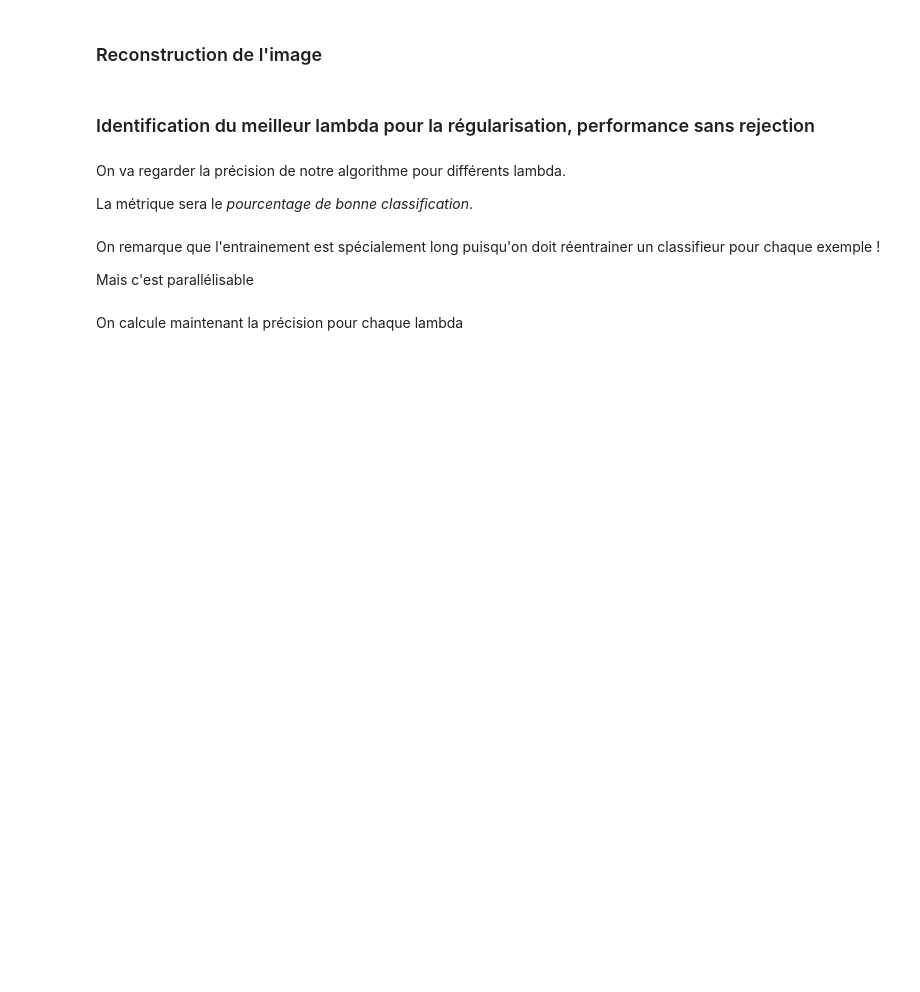
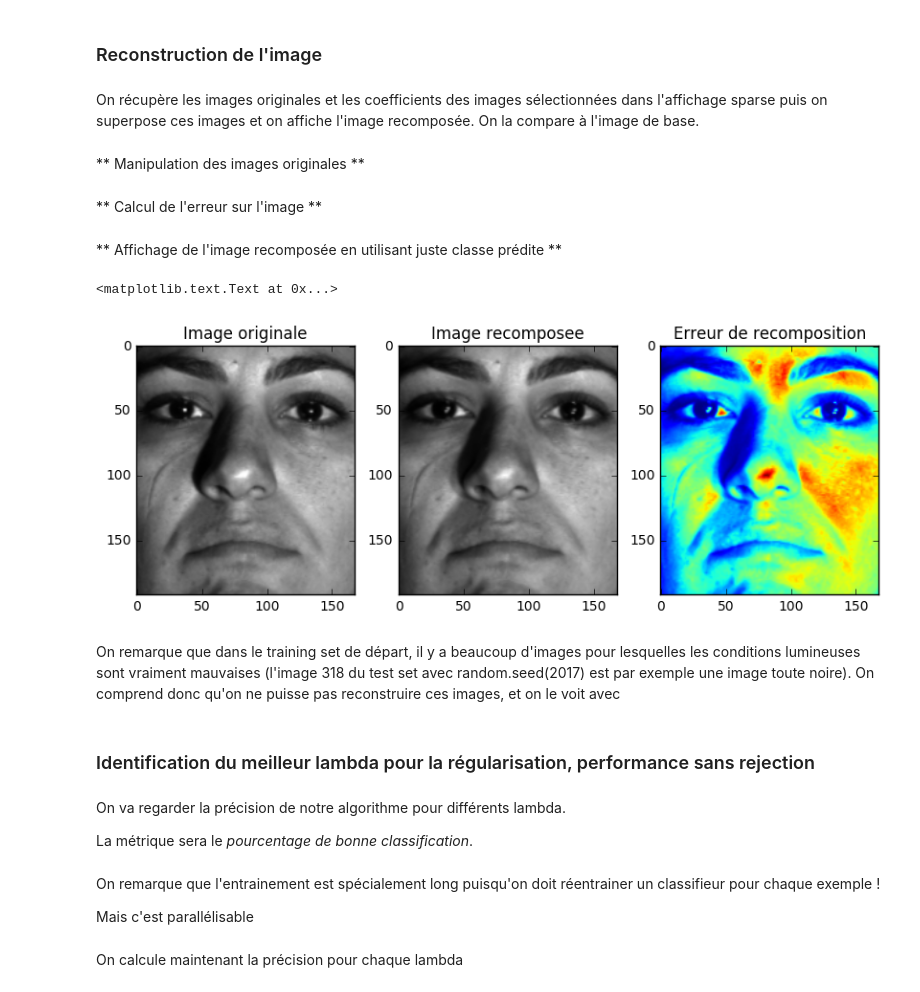
Before and after one commit to maxwab/facerecog, a Jupyter notebook: implementation_basique_yale.ipynb, the cells around one changed output. Saved outputs shown, nothing was run; the diff lists cells and outputs as text; code cells hidden in the pictures; blank space fills up the shorter version.

```diff
--- a/implementation_basique_yale.ipynb
+++ b/implementation_basique_yale.ipynb
@@ -295,4 +306,6 @@ x = clf.coef_
 # %% [markdown]
 ** Affichage des résultats **
+# %%
+pred_class = np.argmin(residu(Xtest[:,testval],Xtrain,x,ytrain))
 # %%
 print "Classe réelle: ", ytest[testval]
@@ -324,5 +337,46 @@ plt.title('Coeff rejection ' + str(np.round(SCI(x,ytrain),2)))
 # %% [markdown]
 ### Reconstruction de l'image
+# %% [markdown]
+On récupère les images originales et les coefficients des images sélectionnées dans l'affichage sparse puis on superpose ces images et on affiche l'image recomposée. On la compare à l'image de base.
+# %% [markdown]
+** Manipulation des images originales **
+# %%
+i_original = indices_test[testval] #L'indice de la photo dans le dataset de départ non séparé
+
+try:
+    X_toconcat_original = [np.reshape(e,(X_original[0].shape[0]*X_original[0].shape[1],1)) for i,e in enumerate(X_original)]
+except:
+    print e.shape
+    plt.imshow(X_original[i], cmap='gray')
+
+# Puis concaténation pour avoir une matrice unique
+Xoriginal = np.concatenate(X_toconcat_original,axis=1) # Liste des samples du train, concaténés en colonne.
+# %% [markdown]
+** Calcul de l'erreur sur l'image **
+# %%
+erreur_recomposition = np.reshape(np.dot(Xoriginal[:,indices_train],x),(X_original[i_original].shape[0],X_original[i_original].shape[1]))
+# %% [markdown]
+** Affichage de l'image recomposée en utilisant juste classe prédite **
+# %%
+# On recompose l'image en utilisant seulement les composantes du vecteur x liées à la classe prédite.
+face_recomposee = np.reshape(np.dot(Xoriginal[:,indices_train],delta(x,pred_class,ytrain)),(X_original[i_original].shape[0],X_original[i_original].shape[1]))
+# %%
+plt.figure(figsize=(10,12))
+plt.clf()
+plt.subplot(1,3,1)
+plt.imshow(X_original[i_original], cmap='gray')
+plt.title('Image originale')
+plt.subplot(1,3,2)
+plt.imshow(face_recomposee, cmap='gray')
+plt.title('Image recomposee')
+plt.subplot(1,3,3)
+plt.imshow(erreur_recomposition)
+plt.title('Erreur de recomposition')
+# %% [output]
+<matplotlib.text.Text at 0x...>
+[figure, added]
+# %% [markdown]
+On remarque que dans le training set de départ, il y a beaucoup d'images pour lesquelles les conditions lumineuses sont vraiment mauvaises (l'image 318 du test set avec random.seed(2017) est par exemple une image toute noire). On comprend donc qu'on ne puisse pas reconstruire ces images, et on le voit avec
 # %% [markdown]
 ### Identification du meilleur lambda pour la régularisation, performance sans rejection
 # %% [markdown]
```
Also changed, not shown: parts of 40 cells of this notebook, 1 other file.
